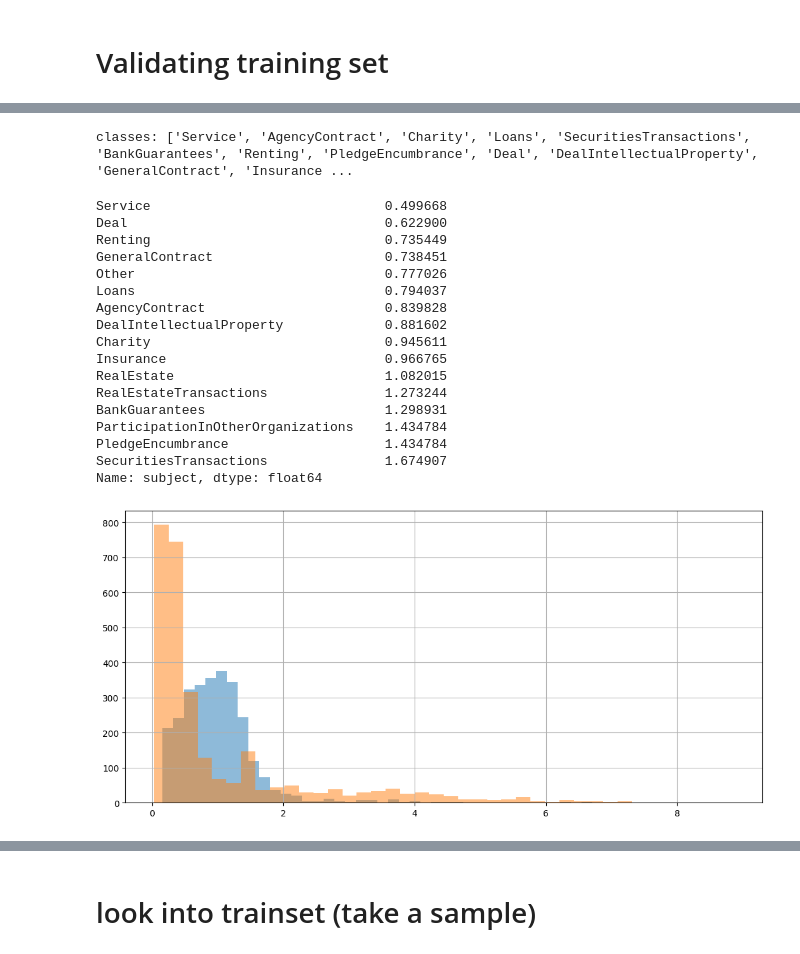
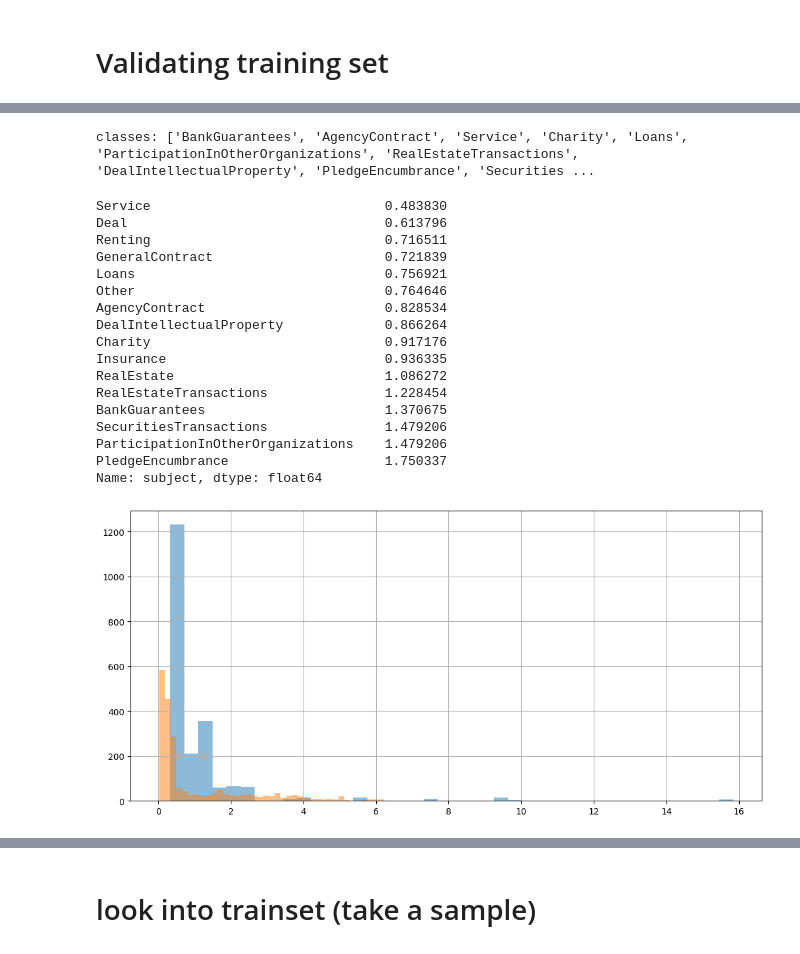
Before and after one commit to LitJane/analyser, a Jupyter notebook: trainsets/retrain_contract_uber_model.ipynb, the cells around one changed output, grey strips where cells are left out. Saved outputs shown, nothing was run; the diff lists cells and outputs as text; code cells hidden in the pictures.

```diff
--- a/trainsets/retrain_contract_uber_model.ipynb
+++ b/trainsets/retrain_contract_uber_model.ipynb
@@ -161,0 +188,10 @@ training_reports_path= /root/artem/analyser/training_reports
+# %%
+import mlflow
+
+
+ml_flow_url = os.environ.get('MLFLOW_URL', "http://192.168.10.38:5000")
+mlflow.set_tracking_uri(ml_flow_url)
+print(f'{ml_flow_url=}', 'set MLFLOW_URL env var to re-define')
+mlflow.set_experiment("Обучение анализатора")
+
+mlflow.tensorflow.autolog()
@@ -282,8 +253,8 @@ user_dataset[user_dataset.subj_len>=150]
  - more weight for user-corrected datapoints
  - normalize weights, so the sum == Number of samples
 # %%
-errors_file = Path(analyser.__file__).parent.parent /'trainsets' / 'errors.csv'
-errors_file
+errors_file = training_reports_path / 'user_markup_errors.csv'
+print(f'{errors_file=}')
 errors_df = pd.read_csv(errors_file, index_col=0)
 errors_df
 # %% [output]
@@ -332,7 +304,7 @@ stats
 # _w=get_feature_log_weights(umtm.stats, 'subject')
 # _w*_w*_w
 # %%
-%time
+%%time
 
 import datetime
 
@@ -345,7 +317,7 @@ for i, row in stats.iterrows():
   #error weight
   error_weight = 1.0
   if i in errors_df.index:
-      error_weight = 1.0 + errors_df.at[i, 'errors count']
+      error_weight = 1.0 + errors_df.at[i, 'errors severity']
 
 
   sample_weight = 0.5
@@ -355,7 +327,7 @@ for i, row in stats.iterrows():
 
       if type(errors_df.at[i, 'Дата'])==str:
 #             print (errors_df.at[i, 'Дата'], i, 'EXISTS')
-          value_weight *=5.
+          value_weight *=1.5
 
   if not pd.isna(row['user_correction_date']):  # more weight for user-corrected datapoints
     sample_weight = 5.0   # TODO: must be estimated anyhow smartly
@@ -371,19 +343,19 @@ for i, row in stats.iterrows():
 
   sample_weight /= error_weight
 
-  stats.at[i, 'subject_weight'] = subject_weight + random.random()
-  stats.at[i, 'sample_weight'] = sample_weight + random.random()
+  stats.at[i, 'subject_weight'] = subject_weight + random.random()*0.05
+  stats.at[i, 'sample_weight'] = sample_weight + random.random()*0.05
 
 # normalize weights, so the sum == Number of samples
 # stats.sample_weight /= stats.sample_weight.mean()
 # stats.subject_weight /= stats.subject_weight.mean()
 
-print(stats.sample_weight.mean())
-print(stats.subject_weight.mean())
-print(stats.sample_weight.min())
-print(stats.subject_weight.min())
-print(stats.sample_weight.max())
-print(stats.subject_weight.max())
+print(f'{stats.sample_weight.mean()=}')
+print(f'{stats.subject_weight.mean()=}')
+print(f'{stats.sample_weight.min()=}')
+print(f'{stats.subject_weight.min()=}')
+print(f'{stats.sample_weight.max()=}')
+print(f'{stats.subject_weight.max()=}')
 
 stats.to_csv( work_dir / 'contract_trainset_meta.csv', index=True)
 
@@ -503,35 +492,36 @@ print(f'classes: {_classes}')
 class_weights = get_feature_log_weights(stats_valid, 'subject')
 class_weights
 # %% [output]
-classes: ['Service', 'AgencyContract', 'Charity', 'Loans', 'SecuritiesTransactions', 'BankGuarantees', 'Renting', 'PledgeEncumbrance', 'Deal', 'DealIntellectualProperty', 'GeneralContract', 'Insurance ...
+classes: ['BankGuarantees', 'AgencyContract', 'Service', 'Charity', 'Loans', 'ParticipationInOtherOrganizations', 'RealEstateTransactions', 'DealIntellectualProperty', 'PledgeEncumbrance', 'Securities ...
-Service                              0.499668
-Deal                                 0.622900
-Renting                              0.735449
-GeneralContract                      0.738451
-Other                                0.777026
-Loans                                0.794037
-AgencyContract                       0.839828
-DealIntellectualProperty             0.881602
-Charity                              0.945611
-Insurance                            0.966765
-RealEstate                           1.082015
-RealEstateTransactions               1.273244
-BankGuarantees                       1.298931
-ParticipationInOtherOrganizations    1.434784
-PledgeEncumbrance                    1.434784
-SecuritiesTransactions               1.674907
+Service                              0.483830
+Deal                                 0.613796
+Renting                              0.716511
+GeneralContract                      0.721839
+Loans                                0.756921
+Other                                0.764646
+AgencyContract                       0.828534
+DealIntellectualProperty             0.866264
+Charity                              0.917176
+Insurance                            0.936335
+RealEstate                           1.086272
+RealEstateTransactions               1.228454
+BankGuarantees                       1.370675
+SecuritiesTransactions               1.479206
+ParticipationInOtherOrganizations    1.479206
+PledgeEncumbrance                    1.750337
 Name: subject, dtype: float64
 # %%
 from trainsets.trainset_tools import get_feature_log_weights
 
 
-plt.figure(figsize=(13, 6))
+fig = plt.figure(figsize=(13, 6))
 
 stats_valid['subject_weight'].hist(bins=40, alpha=0.5)
 stats_valid['sample_weight'].hist(bins=40, alpha=0.5)
 
 plt.xscale('linear') # log?
 plt.show()
+mlflow.log_figure(fig, 'Weights Distribution.png')
 # %% [output]
-[figure, old version]
+[figure, new version]
 # %%
```
Also changed, not shown: parts of 62 cells of this notebook, 19 other files.
